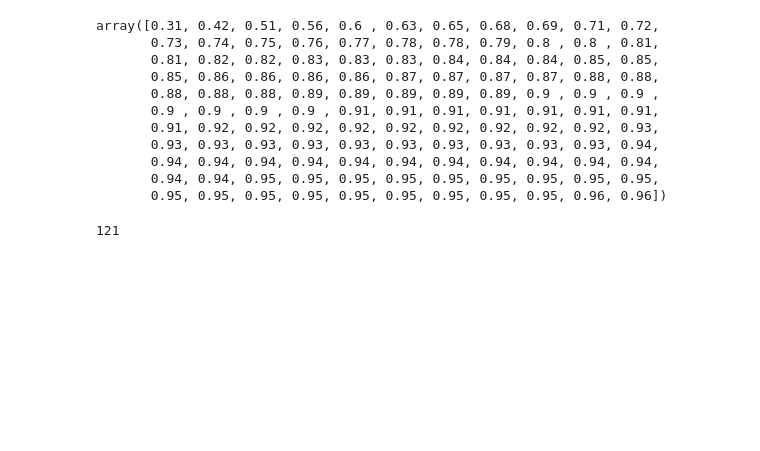
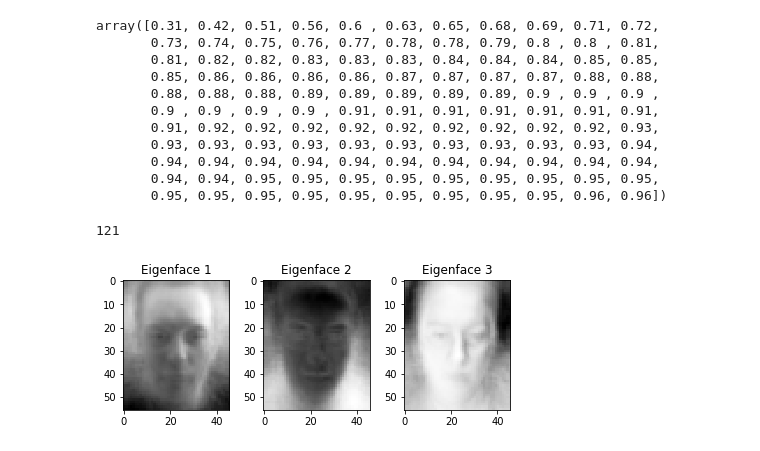
Before and after one commit to RajanPatel97/PCA-and-PCA-LDA-Ensemble-for-Face-Recognition, a Jupyter notebook: Q1 P1.ipynb, the cells around one changed output. Drawn from its saved outputs; the diff is of its cells as text; code cells hidden in the pictures; blank space fills up the shorter version.

```diff
--- a/Q1 P1.ipynb
+++ b/Q1 P1.ipynb
@@ -169,3 +169,13 @@ while sum(we[:i]) <= (0.95* sum(we)):
 len(we[:i])
 # %% [output]
 121
+# %%
+n_images = 3
+fig, axes = plt.subplots(nrows=1, ncols=n_images)
+for ax, img, i in zip(axes.flatten(), u[:, :n_images].T, range(1, n_images + 1)):
+        ax.imshow(img.reshape(46,56).T,
+                  cmap=plt.cm.Greys)
+        ax.set_title('Eigenface %d' % i)
+fig.tight_layout()
+# %% [output]
+[figure, added]
```
Also changed, not shown: parts of 2 cells of this notebook, 3 other files.
